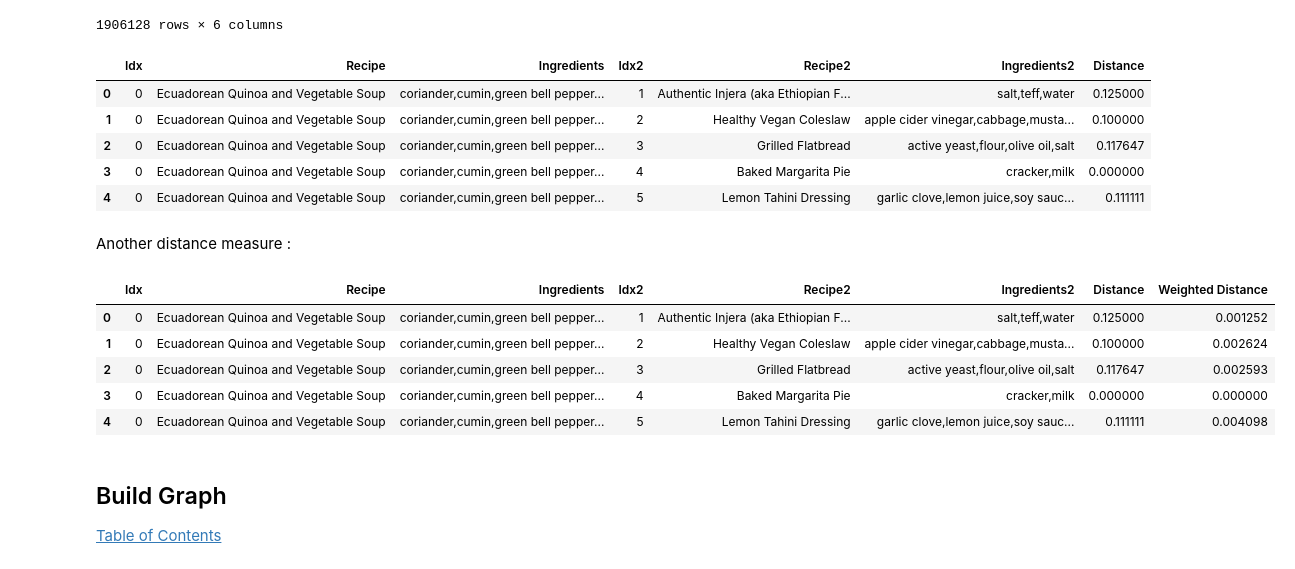
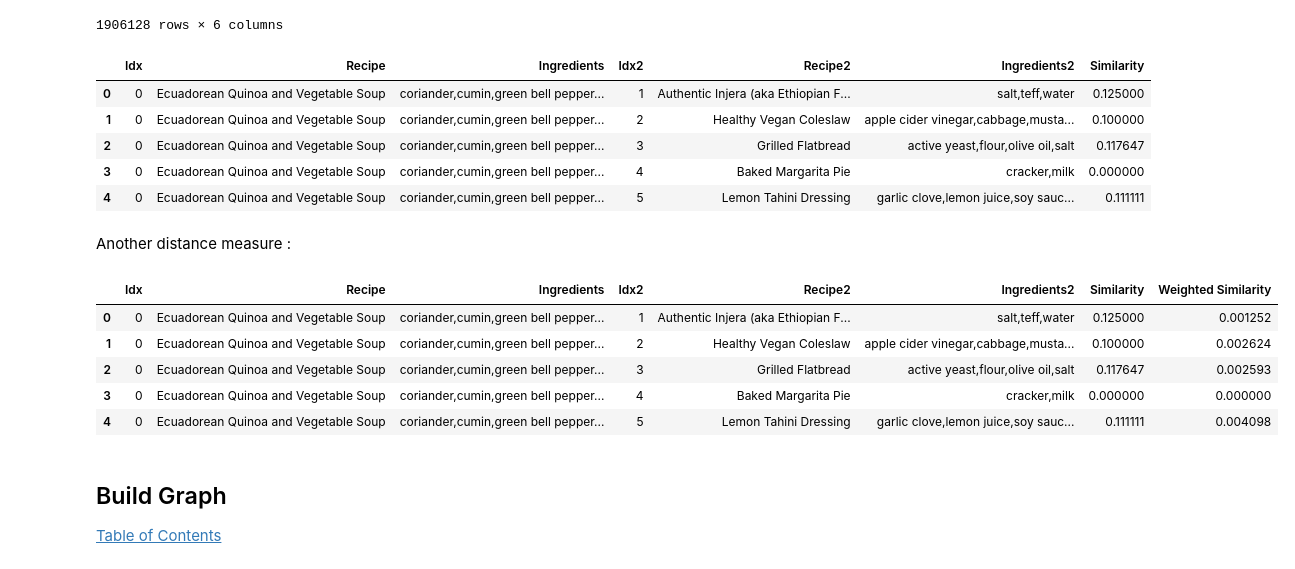
Before and after one commit to raphstrebel/ntds_project, a Jupyter notebook: project.ipynb, the cells around one changed output. Drawn from its saved outputs; the diff is of its cells as text; code cells hidden in the pictures.

```diff
--- a/project.ipynb
+++ b/project.ipynb
@@ -434,7 +435,7 @@ recipes_joined
 | 1906127 | 1951 | Chicken With Parmesan Cream Sauce | butter,chicken breasts,flour,mush... | 1952 | Easy, Healthy Baked Chicken Breasts | black pepper,chicken breasts,chic... |
 1906128 rows × 6 columns
 # %%
-def jaccard_dist(list_1, list_2):
+def jaccard_sim(list_1, list_2):
     list_1 = list_1.split(',')
     list_2 = list_2.split(',')
     s_1 = set(list_1)
@@ -446,12 +447,12 @@ def jaccard_dist(list_1, list_2):
     return len(s_1.intersection(s_2)) / len(s_1.union(s_2))
 # %%
 # Add jaccard distance column
-recipes_joined['Distance'] = recipes_joined.apply(lambda row: jaccard_dist(row['Ingredients'], \
+recipes_joined['Similarity'] = recipes_joined.apply(lambda row: jaccard_sim(row['Ingredients'], \
                                                                            row['Ingredients2']), axis=1)
 
 recipes_joined.head()
 # %% [output]
-|  | Idx | Recipe | Ingredients | Idx2 | Recipe2 | Ingredients2 | Distance |
+|  | Idx | Recipe | Ingredients | Idx2 | Recipe2 | Ingredients2 | Similarity |
 | 0 | 0 | Ecuadorean Quinoa and Vegetable Soup | coriander,cumin,green bell pepper... | 1 | Authentic Injera (aka Ethiopian F... | salt,teff,water | 0.125000 |
 | 1 | 0 | Ecuadorean Quinoa and Vegetable Soup | coriander,cumin,green bell pepper... | 2 | Healthy Vegan Coleslaw | apple cider vinegar,cabbage,musta... | 0.100000 |
 | 2 | 0 | Ecuadorean Quinoa and Vegetable Soup | coriander,cumin,green bell pepper... | 3 | Grilled Flatbread | active yeast,flour,olive oil,salt | 0.117647 |
@@ -467,7 +468,7 @@ ingr_to_weight = {}
 for k,v in recipe_data.explode('Ingredients')['Ingredients'].value_counts().items():
     ingr_to_weight[k] = 1/v
 # %%
-def weighted_dist(list_1, list_2):
+def weighted_sim(list_1, list_2):
     list_1 = list_1.split(',')
     list_2 = list_2.split(',')
 
@@ -491,12 +492,12 @@ def weighted_dist(list_1, list_2):
     return intersection_sum/union_sum
 # %%
 # Add another distance column
-recipes_joined['Weighted Distance'] = recipes_joined.apply(lambda row: weighted_dist(row['Ingredients'], \
+recipes_joined['Weighted Similarity'] = recipes_joined.apply(lambda row: weighted_sim(row['Ingredients'], \
                                                                        row['Ingredients2']), axis=1)
 
 recipes_joined.head()
 # %% [output]
-|  | Idx | Recipe | Ingredients | Idx2 | Recipe2 | Ingredients2 | Distance | Weighted Distance |
+|  | Idx | Recipe | Ingredients | Idx2 | Recipe2 | Ingredients2 | Similarity | Weighted Similarity |
 | 0 | 0 | Ecuadorean Quinoa and Vegetable Soup | coriander,cumin,green bell pepper... | 1 | Authentic Injera (aka Ethiopian F... | salt,teff,water | 0.125000 | 0.001252 |
 | 1 | 0 | Ecuadorean Quinoa and Vegetable Soup | coriander,cumin,green bell pepper... | 2 | Healthy Vegan Coleslaw | apple cider vinegar,cabbage,musta... | 0.100000 | 0.002624 |
 | 2 | 0 | Ecuadorean Quinoa and Vegetable Soup | coriander,cumin,green bell pepper... | 3 | Grilled Flatbread | active yeast,flour,olive oil,salt | 0.117647 | 0.002593 |
```
Also changed, not shown: parts of 15 cells of this notebook, 1 other file.
